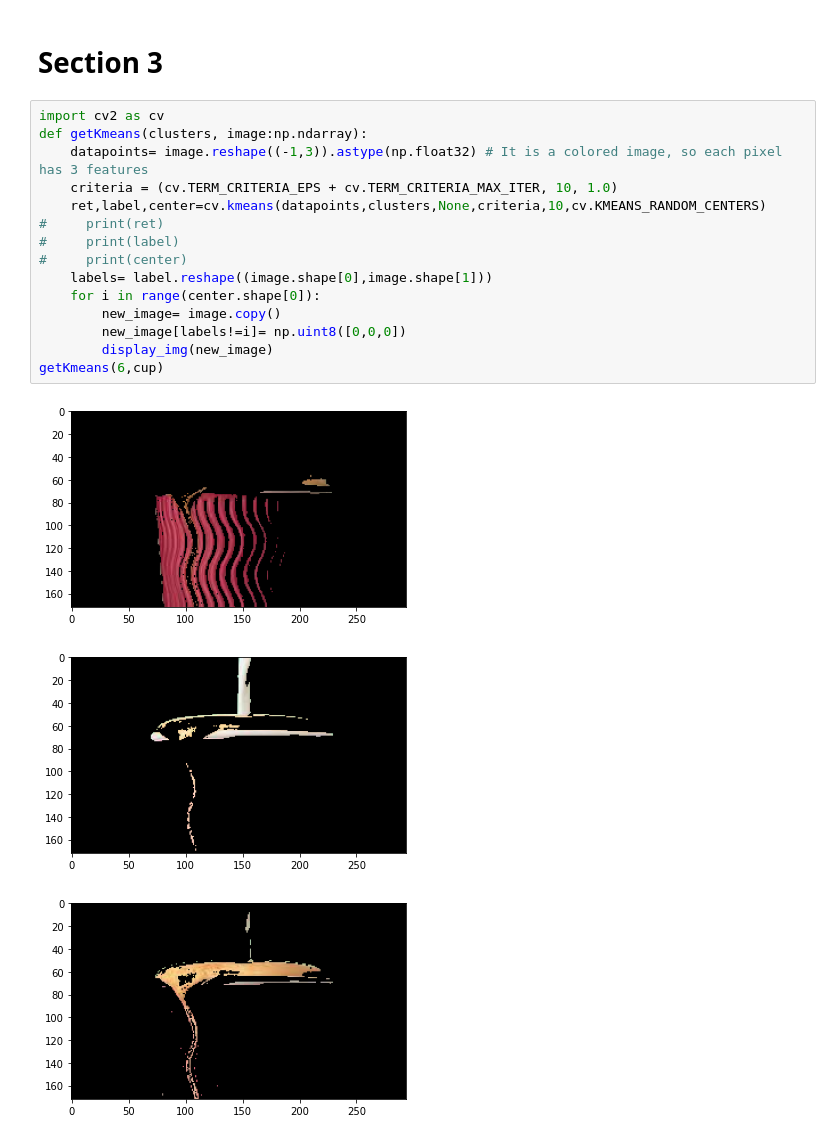
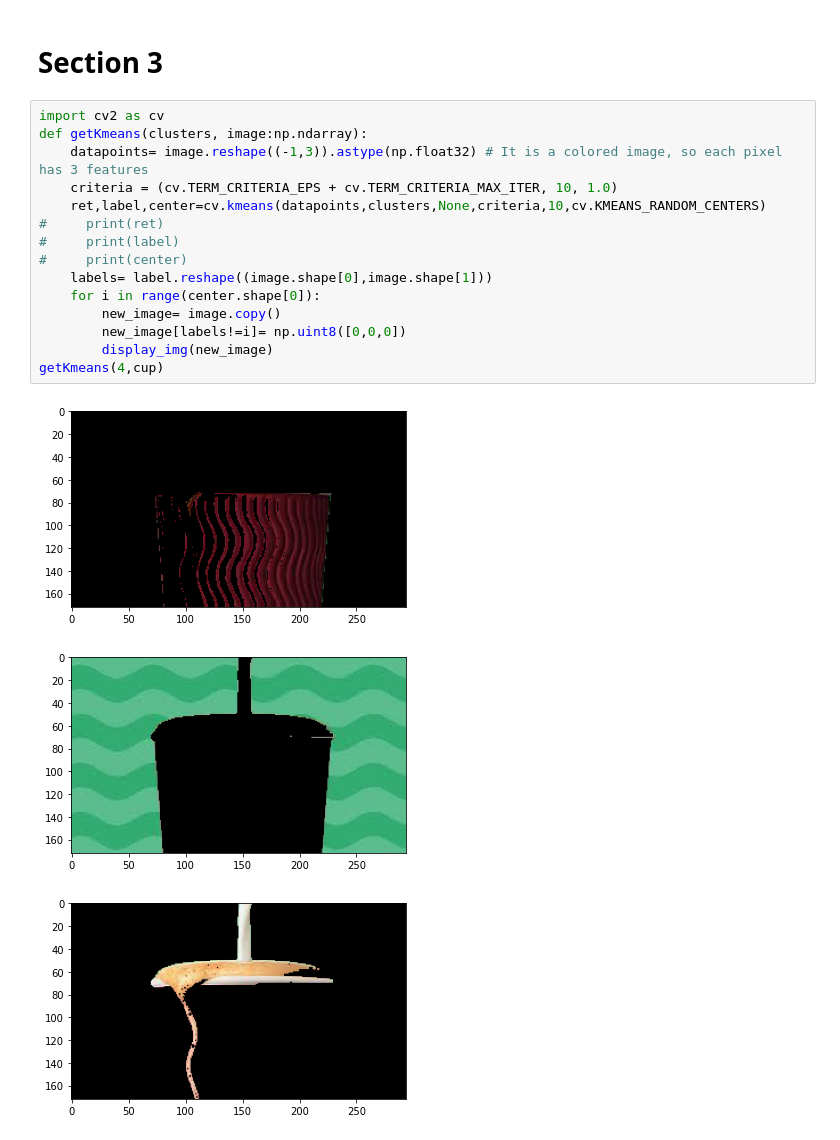
Before and after one commit to seif7666/OpenCV-Sessions, a Jupyter notebook: Session2/Session2.ipynb, the cells around one changed output. Drawn from its saved outputs; the diff is of its cells as text.

```diff
--- a/Session2/Session2.ipynb
+++ b/Session2/Session2.ipynb
@@ -73,19 +73,19 @@ cap.release()
 # %%
 import cv2 as cv
 def getKmeans(clusters, image:np.ndarray):
     datapoints= image.reshape((-1,3)).astype(np.float32) # It is a colored image, so each pixel has 3 features
     criteria = (cv.TERM_CRITERIA_EPS + cv.TERM_CRITERIA_MAX_ITER, 10, 1.0)
     ret,label,center=cv.kmeans(datapoints,clusters,None,criteria,10,cv.KMEANS_RANDOM_CENTERS)
 #     print(ret)
 #     print(label)
 #     print(center)
     labels= label.reshape((image.shape[0],image.shape[1]))
     for i in range(center.shape[0]):
         new_image= image.copy()
         new_image[labels!=i]= np.uint8([0,0,0])
         display_img(new_image)
-getKmeans(6,cup)
+getKmeans(4,cup)
 # %% [output]
-[figure, old version]
+[figure, new version]
-[figure, old version]
+[figure, new version]
-[figure, old version]
+[figure, new version]
```
Also changed, not shown: parts of 7 cells of this notebook, 2 other files.
